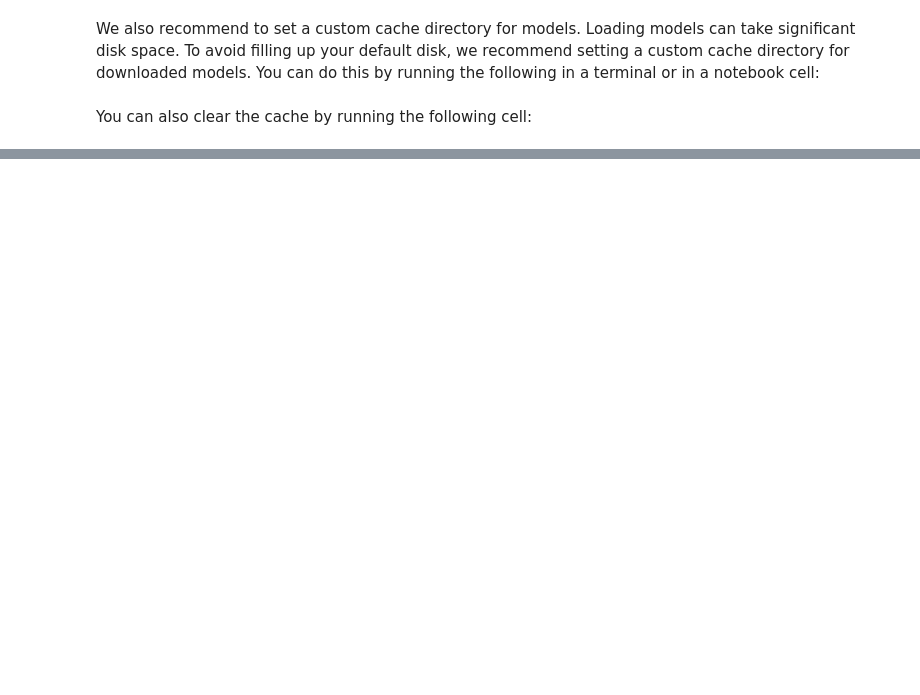
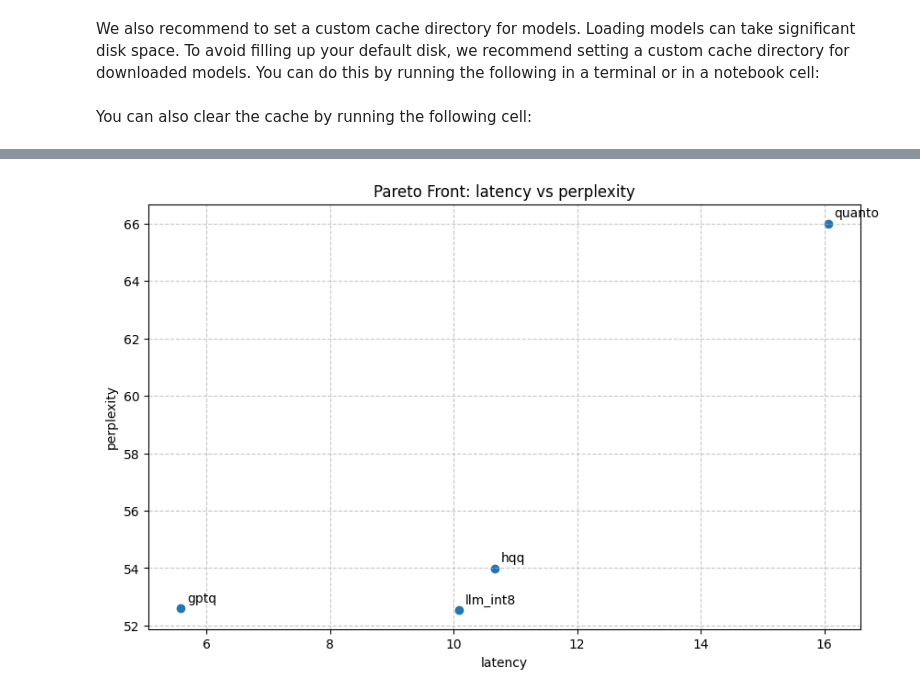
Before and after one commit to PrunaAI/ai-efficiency-courses, a Jupyter notebook: solutions/04-benchmark_llm_quantization_methods.ipynb, the cells around one changed output, grey strips where cells are left out. Saved outputs shown, nothing was run; the diff lists cells and outputs as text; code cells hidden in the pictures; blank space fills up the shorter version.

```diff
--- a/solutions/04-benchmark_llm_quantization_methods.ipynb
+++ b/solutions/04-benchmark_llm_quantization_methods.ipynb
@@ -393,0 +358,6 @@ As a bonus, you can try applying the same quantization method across different m
+# %%
+### To Complete ###
+create_pareto_front(results, "latency", "perplexity")
+### End of To Complete ###
+# %% [output]
+[figure, added]
```
Also changed, not shown: parts of 38 cells of this notebook.
